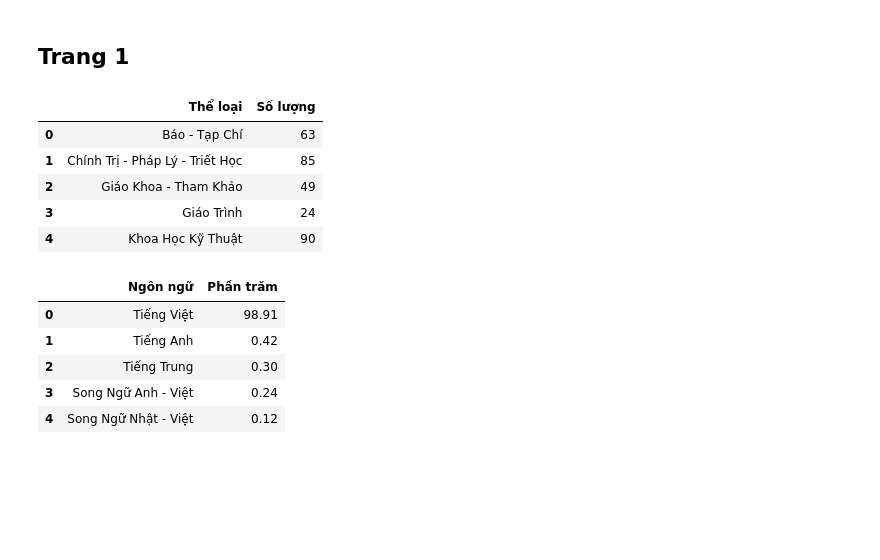
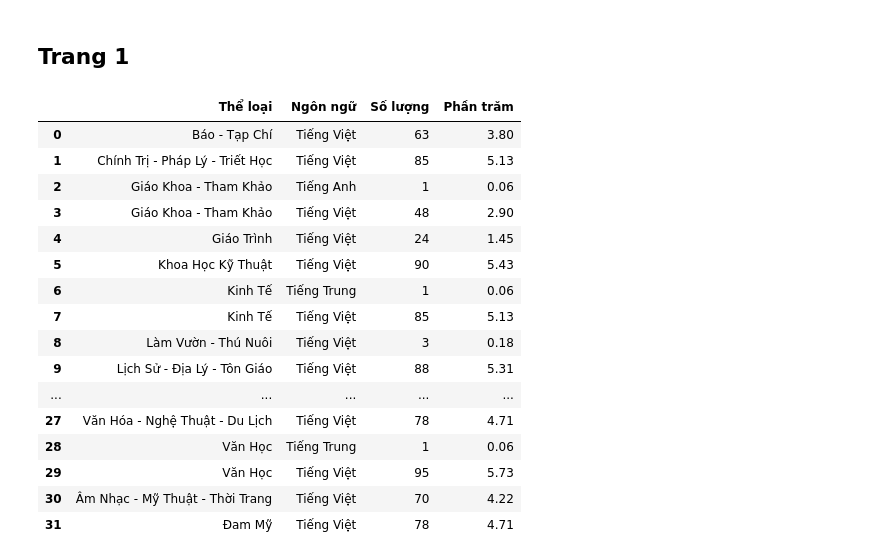
Before and after one commit to pililover/Data-visualization_analysis-Vietnamese-Book-Market, a Jupyter notebook: data_preprocessing.ipynb, the cells around one changed output. Saved outputs shown, nothing was run; the diff lists cells and outputs as text; code cells hidden in the pictures; blank space fills up the shorter version.

```diff
--- a/data_preprocessing.ipynb
+++ b/data_preprocessing.ipynb
@@ -478,5 +476,2 @@ df.to_csv('./data/cleaned_data.csv', index=False, encoding='utf-8-sig')
 # %% [markdown]
 ## **Trang 2**
-# %%
-df = pd.read_csv('./data/cleaned_data.csv', encoding='utf-8-sig')
-df.head()
@@ -599,14 +587,36 @@ bar_chart_price.head()
 bar_chart_price.to_csv('./data/bar_chart_price_data.csv', index=False, encoding='utf-8-sig')
 # %% [markdown]
 ## **Trang 1**
-# %%
-category_counts = df.groupby('Thể loại').size().reset_index(name='Số lượng')
-category_counts.head()
-# %% [output]
-|  | Thể loại | Số lượng |
-| 0 | Báo - Tạp Chí | 63 |
-| 1 | Chính Trị - Pháp Lý - Triết Học | 85 |
-| 2 | Giáo Khoa - Tham Khảo | 49 |
-| 3 | Giáo Trình | 24 |
-| 4 | Khoa Học Kỹ Thuật | 90 |
+# %%
+lang_df = df[['Thể loại', 'Ngôn ngữ']]
+
+# Group by Thể loại và Ngôn ngữ, tính số lượng
+grouped_df = lang_df.groupby(['Thể loại', 'Ngôn ngữ']).size().reset_index(name='Số lượng')
+
+# Tính tổng số lượng theo từng ngôn ngữ
+language_totals = grouped_df.groupby('Ngôn ngữ')['Số lượng'].sum()
+
+total_count = grouped_df['Số lượng'].sum()
+grouped_df['Phần trăm'] = (grouped_df['Số lượng'] / total_count) * 100
+grouped_df['Phần trăm'] = grouped_df['Phần trăm'].round(2)
+
+grouped_df
+# %% [output]
+|  | Thể loại | Ngôn ngữ | Số lượng | Phần trăm |
+| 0 | Báo - Tạp Chí | Tiếng Việt | 63 | 3.80 |
+| 1 | Chính Trị - Pháp Lý - Triết Học | Tiếng Việt | 85 | 5.13 |
+| 2 | Giáo Khoa - Tham Khảo | Tiếng Anh | 1 | 0.06 |
+| 3 | Giáo Khoa - Tham Khảo | Tiếng Việt | 48 | 2.90 |
+| 4 | Giáo Trình | Tiếng Việt | 24 | 1.45 |
+| 5 | Khoa Học Kỹ Thuật | Tiếng Việt | 90 | 5.43 |
+| 6 | Kinh Tế | Tiếng Trung | 1 | 0.06 |
+| 7 | Kinh Tế | Tiếng Việt | 85 | 5.13 |
+| 8 | Làm Vườn - Thú Nuôi | Tiếng Việt | 3 | 0.18 |
+| 9 | Lịch Sử - Địa Lý - Tôn Giáo | Tiếng Việt | 88 | 5.31 |
+| ... | ... | ... | ... | ... |
+| 27 | Văn Hóa - Nghệ Thuật - Du Lịch | Tiếng Việt | 78 | 4.71 |
+| 28 | Văn Học | Tiếng Trung | 1 | 0.06 |
+| 29 | Văn Học | Tiếng Việt | 95 | 5.73 |
+| 30 | Âm Nhạc - Mỹ Thuật - Thời Trang | Tiếng Việt | 70 | 4.22 |
+| 31 | Đam Mỹ | Tiếng Việt | 78 | 4.71 |
 # %%
@@ -614,14 +623,0 @@ category_counts.to_csv('./data/cate_count.csv', index=False, encoding='utf-8-sig
-# %%
-language_pct = df['Ngôn ngữ'].value_counts(normalize=True).reset_index()
-language_pct.columns = ['Ngôn ngữ', 'Phần trăm']
-
-language_pct['Phần trăm'] = (language_pct['Phần trăm'] * 100).round(2)
-
-language_pct.head()
-# %% [output]
-|  | Ngôn ngữ | Phần trăm |
-| 0 | Tiếng Việt | 98.91 |
-| 1 | Tiếng Anh | 0.42 |
-| 2 | Tiếng Trung | 0.30 |
-| 3 | Song Ngữ Anh - Việt | 0.24 |
-| 4 | Song Ngữ Nhật - Việt | 0.12 |
```
Also changed, not shown: parts of 4 cells of this notebook, 4 other files.
